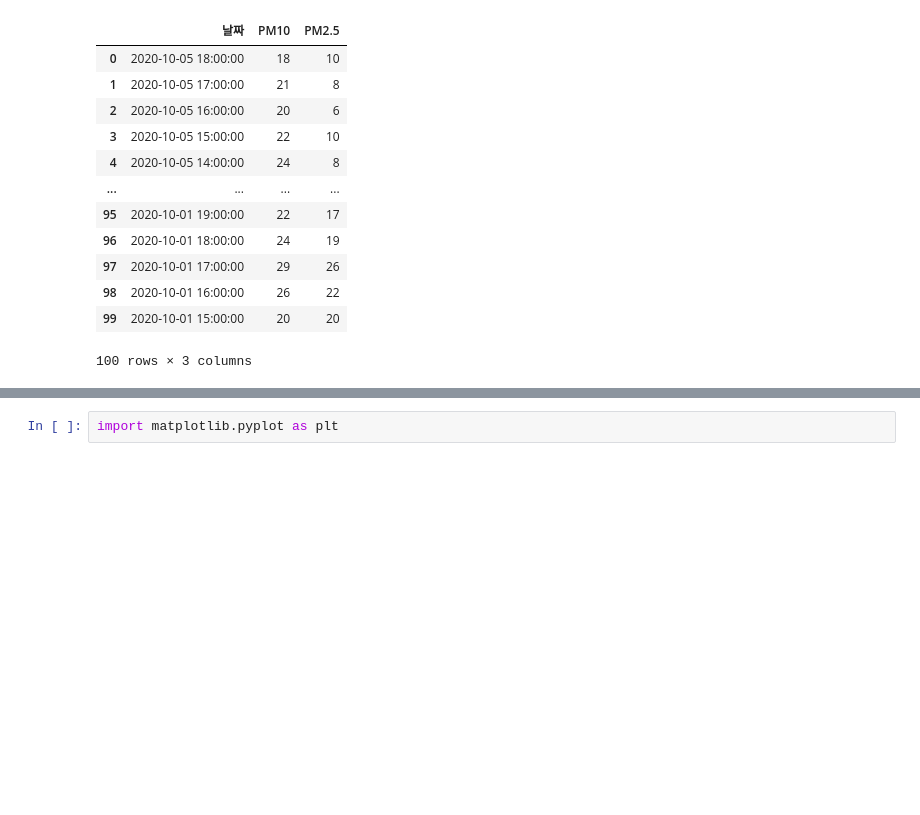
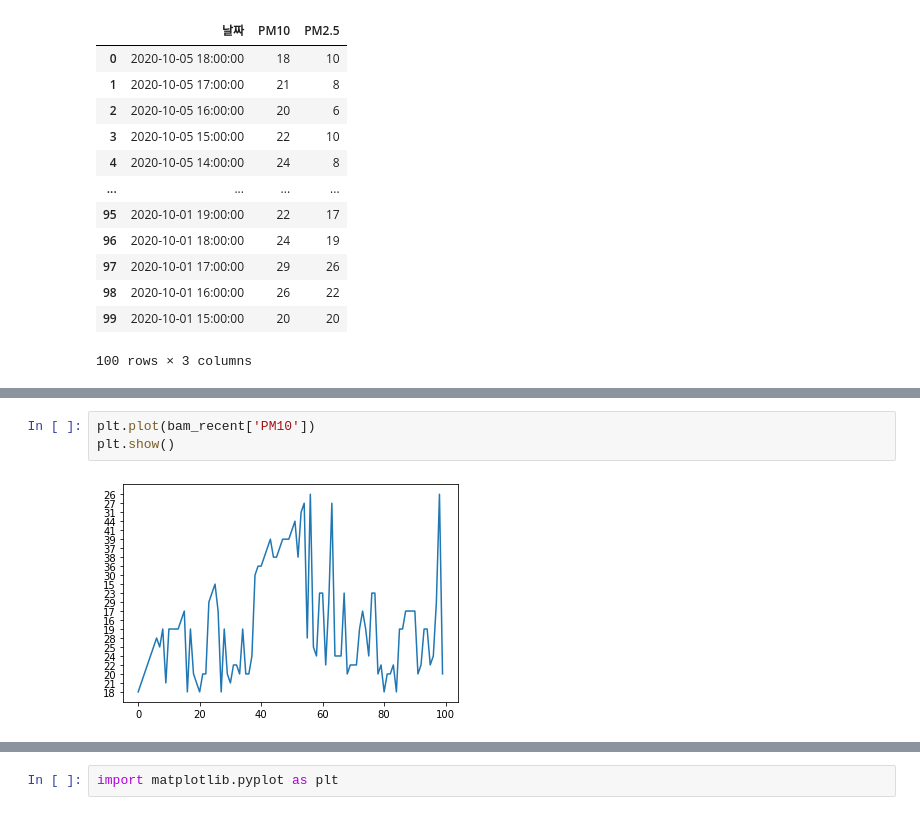
Before and after one commit to yonseimemslab/AIseminar, a Jupyter notebook: 공부/Request/Air_map.ipynb, the cells around one changed output, grey strips where cells are left out. Cells and saved outputs as stored; diff of their text form; blank space fills up the shorter version.

```diff
--- a/공부/Request/Air_map.ipynb
+++ b/공부/Request/Air_map.ipynb
@@ -100,3 +116,8 @@ bam_recent
+# %%
+plt.plot(bam_recent['PM10'])
+plt.show()
+# %% [output]
+[figure, added]
 # %%
 fi =pd.concat([df,bam_recent[::-1].reset_index(drop=True)])
 fi2 =fi.drop_duplicates('날짜')
```
Also changed, not shown: parts of 25 cells of this notebook.
